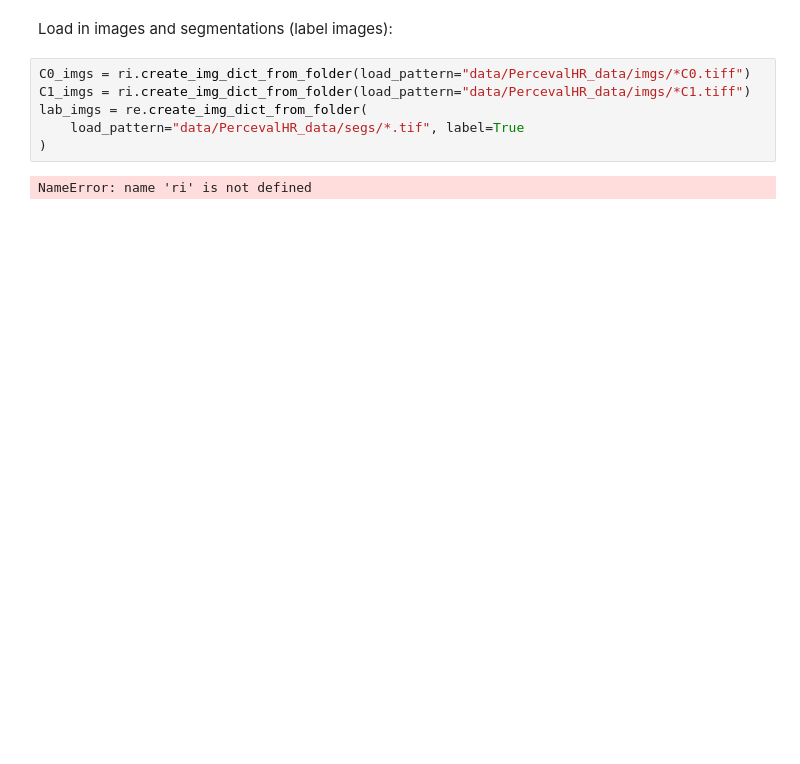
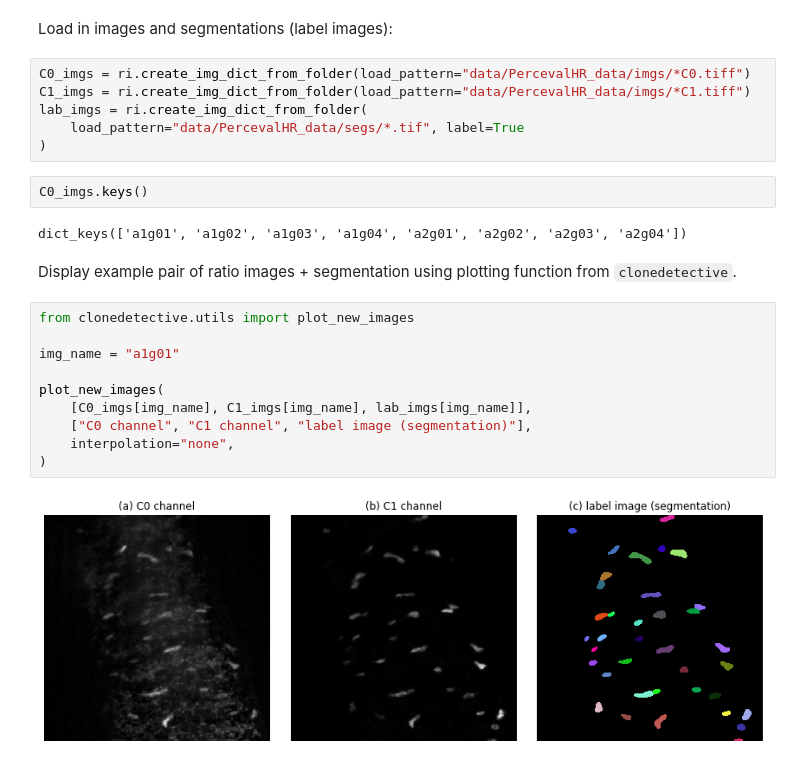
Before and after one commit to morriso1/ratioimage, a Jupyter notebook: 02_Tutorial.ipynb, the cells around one changed output. Drawn from its saved outputs; the diff is of its cells as text; blank space fills up the shorter version.

```diff
--- a/02_Tutorial.ipynb
+++ b/02_Tutorial.ipynb
@@ -16,8 +14,24 @@ Load in images and segmentations (label images):
 # %%
 C0_imgs = ri.create_img_dict_from_folder(load_pattern="data/PercevalHR_data/imgs/*C0.tiff")
 C1_imgs = ri.create_img_dict_from_folder(load_pattern="data/PercevalHR_data/imgs/*C1.tiff")
-lab_imgs = re.create_img_dict_from_folder(
+lab_imgs = ri.create_img_dict_from_folder(
     load_pattern="data/PercevalHR_data/segs/*.tif", label=True
 )
-# %% [output]
-NameError: name 'ri' is not defined
+# %%
+C0_imgs.keys()
+# %% [output]
+dict_keys(['a1g01', 'a1g02', 'a1g03', 'a1g04', 'a2g01', 'a2g02', 'a2g03', 'a2g04'])
+# %% [markdown]
+Display example pair of ratio images + segmentation using plotting function from `clonedetective`.
+# %%
+from clonedetective.utils import plot_new_images
+
+img_name = "a1g01"
+
+plot_new_images(
+    [C0_imgs[img_name], C1_imgs[img_name], lab_imgs[img_name]],
+    ["C0 channel", "C1 channel", "label image (segmentation)"],
+    interpolation="none",
+)
+# %% [output]
+[figure, added]
```
Also changed, not shown: parts of 13 cells of this notebook, 5 other files.
